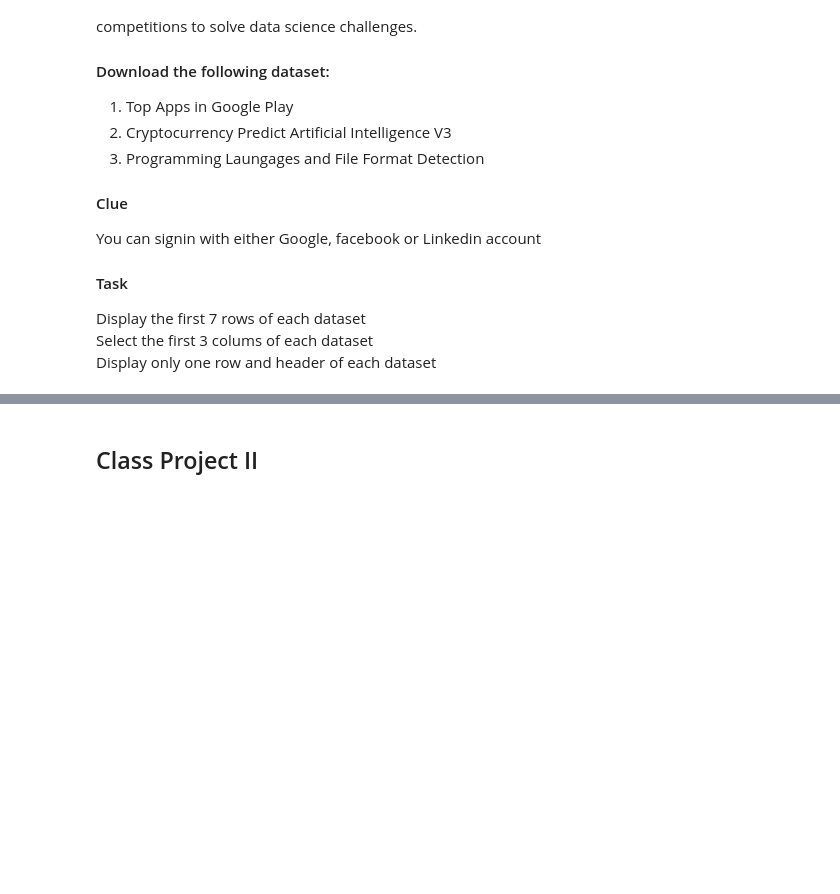
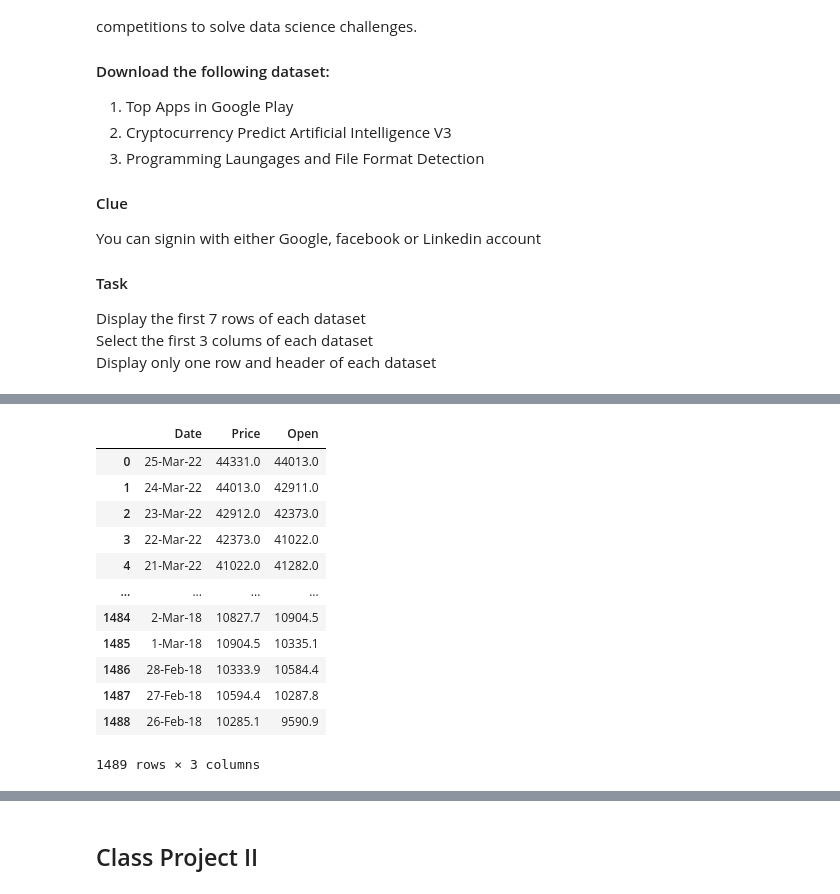
Before and after one commit to ayomidemalik/m.memudCSC102, a Jupyter notebook: Week_6/Week 6 - Python-Pandas-Practice.ipynb, the cells around one changed output, grey strips where cells are left out. Cells and saved outputs as stored; diff of their text form; code cells hidden in the pictures; blank space fills up the shorter version.

```diff
--- a/Week_6/Week 6 - Python-Pandas-Practice.ipynb
+++ b/Week_6/Week 6 - Python-Pandas-Practice.ipynb
@@ -267,0 +324,22 @@ Display only one row and header of each dataset
+# %%
+import pandas as cp
+
+data2 = cp.read_csv("BTC_DATA_V3.0.csv")
+
+df = pd.DataFrame(data2)
+
+df[['Date', 'Price', 'Open']]
+# %% [output]
+|  | Date | Price | Open |
+| 0 | 25-Mar-22 | 44331.0 | 44013.0 |
+| 1 | 24-Mar-22 | 44013.0 | 42911.0 |
+| 2 | 23-Mar-22 | 42912.0 | 42373.0 |
+| 3 | 22-Mar-22 | 42373.0 | 41022.0 |
+| 4 | 21-Mar-22 | 41022.0 | 41282.0 |
+| ... | ... | ... | ... |
+| 1484 | 2-Mar-18 | 10827.7 | 10904.5 |
+| 1485 | 1-Mar-18 | 10904.5 | 10335.1 |
+| 1486 | 28-Feb-18 | 10333.9 | 10584.4 |
+| 1487 | 27-Feb-18 | 10594.4 | 10287.8 |
+| 1488 | 26-Feb-18 | 10285.1 | 9590.9 |
+1489 rows × 3 columns
```
Also changed, not shown: parts of 5 cells of this notebook, 17 other files.
